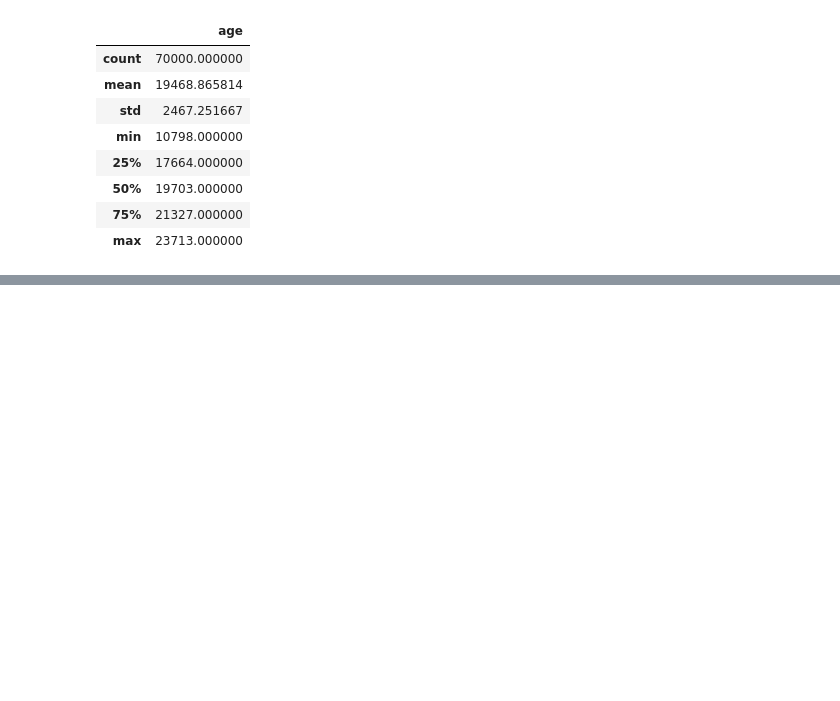
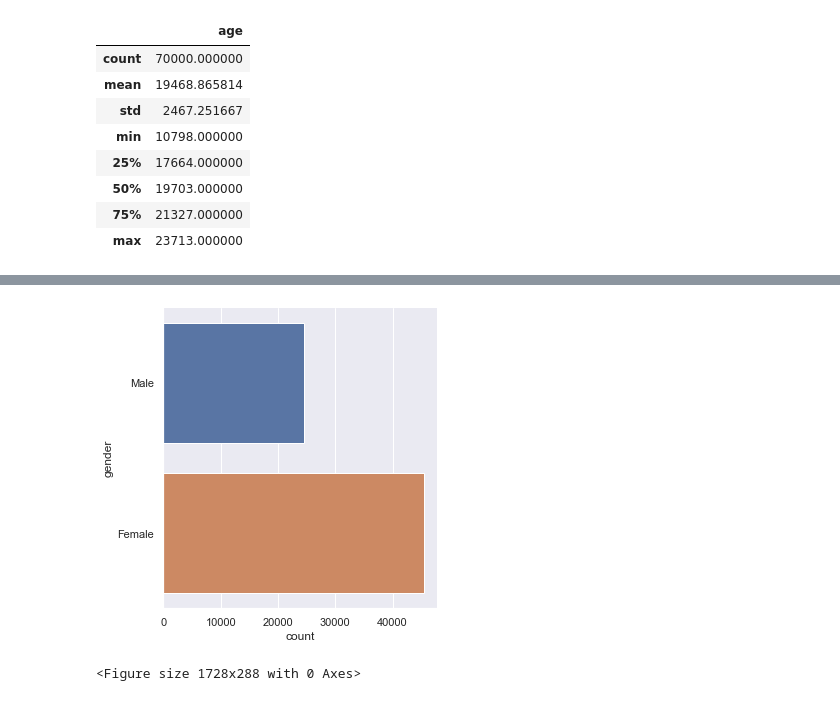
Before and after one commit to sidd0131/IE0005-Mini-Project, a Jupyter notebook: Mini Proj.ipynb, the cells around one changed output, grey strips where cells are left out. Cells and saved outputs as stored; diff of their text form; code cells hidden in the pictures; blank space fills up the shorter version.

Commit message:
Displayed all dataset + some cleaning

```diff
--- a/Mini Proj.ipynb
+++ b/Mini Proj.ipynb
@@ -105,0 +114,3 @@ sb.boxplot(data = Age, orient = "h");
+# %%
+gender = pd.DataFrame(int64_items["gender"])
+gender.describe()
@@ -105,0 +127,3 @@ sb.boxplot(data = Age, orient = "h");
+# %%
+gender["gender"] = gender["gender"].replace({1:'Female', 2:"Male"}) #Cleaning gender dataset
+gender
@@ -105,0 +144,6 @@ sb.boxplot(data = Age, orient = "h");
+# %%
+sb.catplot(y = 'gender', data = gender, kind = "count")
+f = plt.figure(figsize = (24,4))
+# %% [output]
+[figure, added]
+<Figure size 1728x288 with 0 Axes>
```
Also changed, not shown: parts of 34 cells of this notebook.
